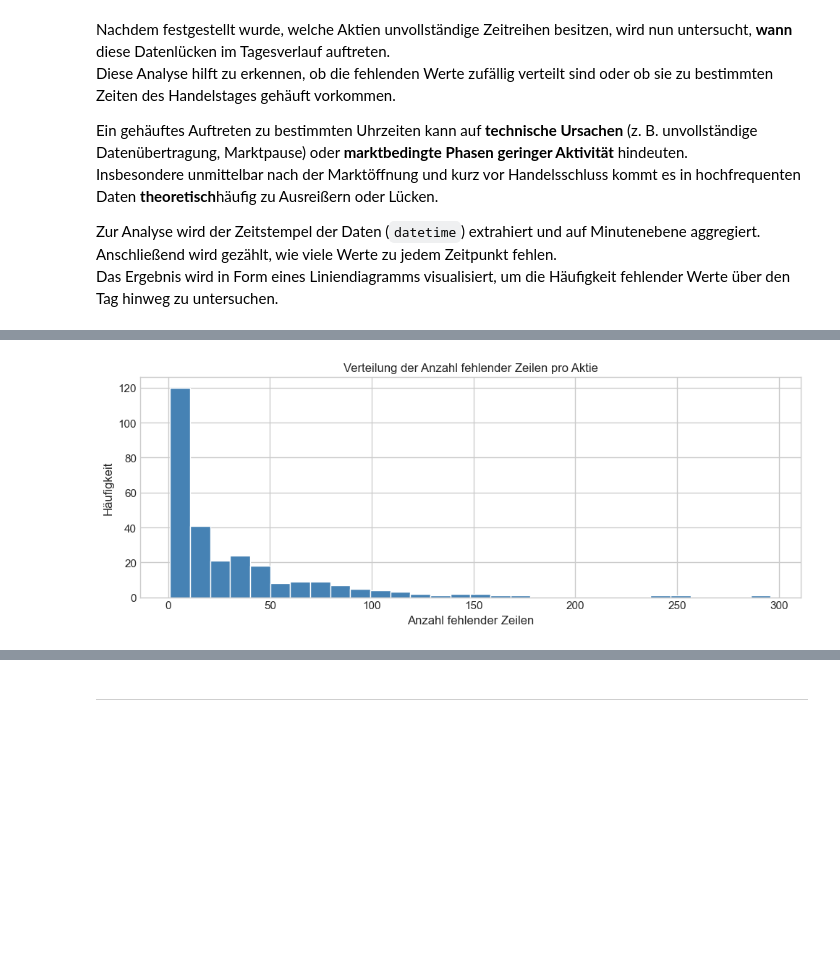
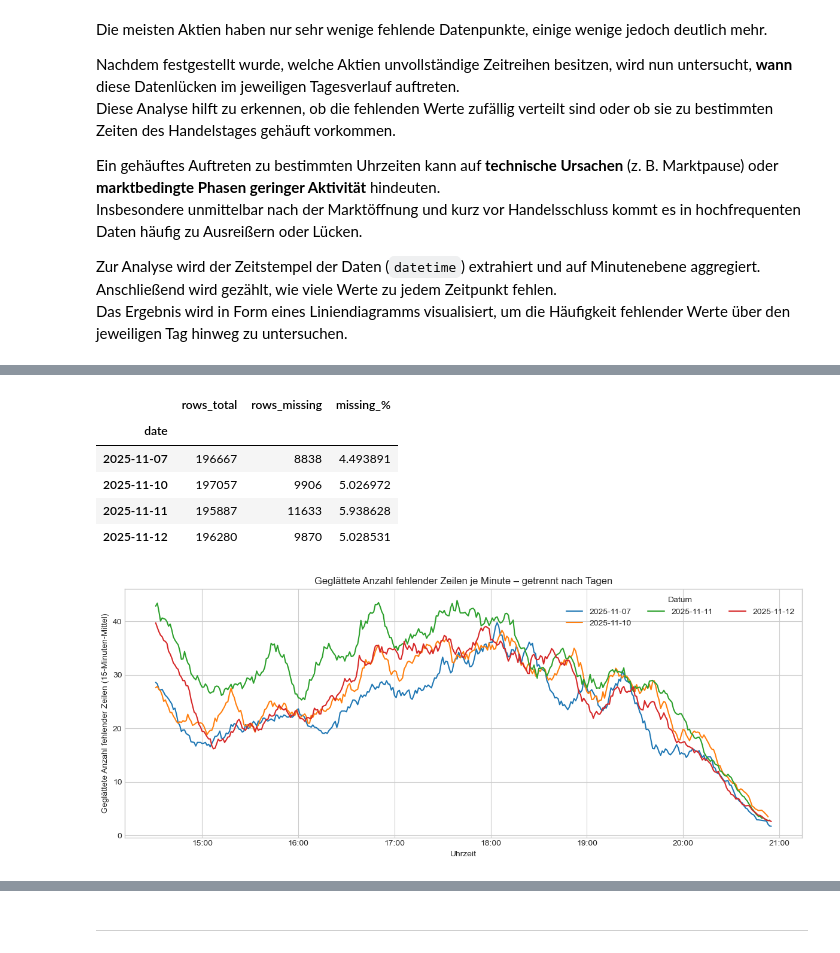
Before and after one commit to RyanMikus/pairs_trading_ml_hs25, a Jupyter notebook: 03_Explorative_Datenanalyse.ipynb, the cells around one changed output, grey strips where cells are left out. Drawn from its saved outputs; the diff is of its cells as text; code cells hidden in the pictures; blank space fills up the shorter version.

```diff
--- a/03_Explorative_Datenanalyse.ipynb
+++ b/03_Explorative_Datenanalyse.ipynb
@@ -179,43 +189,55 @@ Beispielhafte fehlende Zeitpunkte:
 # %% [markdown]
-Nachdem festgestellt wurde, welche Aktien unvollständige Zeitreihen besitzen, wird nun untersucht, **wann** diese Datenlücken im Tagesverlauf auftreten.
+Die meisten Aktien haben nur sehr wenige fehlende Datenpunkte, einige wenige jedoch deutlich mehr.
+
+Nachdem festgestellt wurde, welche Aktien unvollständige Zeitreihen besitzen, wird nun untersucht, **wann** diese Datenlücken im jeweiligen Tagesverlauf auftreten.
 Diese Analyse hilft zu erkennen, ob die fehlenden Werte zufällig verteilt sind oder ob sie zu bestimmten Zeiten des Handelstages gehäuft vorkommen.
 
-Ein gehäuftes Auftreten zu bestimmten Uhrzeiten kann auf **technische Ursachen** (z. B. unvollständige Datenübertragung, Marktpause) oder **marktbedingte Phasen geringer Aktivität** hindeuten.
-Insbesondere unmittelbar nach der Marktöffnung und kurz vor Handelsschluss kommt es in hochfrequenten Daten **theoretisch**häufig zu Ausreißern oder Lücken.
+Ein gehäuftes Auftreten zu bestimmten Uhrzeiten kann auf **technische Ursachen** (z. B. Marktpause) oder **marktbedingte Phasen geringer Aktivität** hindeuten.
+Insbesondere unmittelbar nach der Marktöffnung und kurz vor Handelsschluss kommt es in hochfrequenten Daten häufig zu Ausreißern oder Lücken.
 
 Zur Analyse wird der Zeitstempel der Daten (`datetime`) extrahiert und auf Minutenebene aggregiert. Anschließend wird gezählt, wie viele Werte zu jedem Zeitpunkt fehlen.
-Das Ergebnis wird in Form eines Liniendiagramms visualisiert, um die Häufigkeit fehlender Werte über den Tag hinweg zu untersuchen.
+Das Ergebnis wird in Form eines Liniendiagramms visualisiert, um die Häufigkeit fehlender Werte über den jeweiligen Tag hinweg zu untersuchen.
 # %%
-## Inspektion der fehlenden Daten
+# Tages-Coverage
+daily_rows = df.groupby("date").size().rename("rows_total")
+daily_missing = df.isna().any(axis=1).groupby(df["date"]).sum().rename("rows_missing")
 
-# Sicherstellen, dass datetime als Datetime-Typ vorliegt
-df["datetime"] = pd.to_datetime(df["datetime"])
+coverage = pd.concat([daily_rows, daily_missing], axis=1)
+coverage["missing_%"] = 100 * coverage["rows_missing"] / coverage["rows_total"]
 
-# Alle Zeilen mit mindestens einem NaN
-missing_rows = df[df.isna().any(axis=1)]
+print("Tages-Coverage (Zeilen gesamt / Fehlzeilen / Prozent):")
+display(coverage.sort_index())
 
-# Nach Ticker gruppieren und zählen
-missing_by_symbol = missing_rows.groupby("symbol").size().sort_values(ascending=False)
-print(f"Es gibt {len(missing_by_symbol)} Aktien mit mindestens einem fehlenden Wert.\n")
-print("Top 15 betroffene Ticker (mit Anzahl fehlender Zeilen):")
-print(missing_by_symbol.head(15))
+# Fehlwerte über den Tag, getrennt nach Datum
+missing_time_by_day = (
+    df[df.isna().any(axis=1)]
+      .groupby(["date", "time"])
+      .size()
+      .rename("count")
+      .reset_index()
+)
 
-# Histogramm: Verteilung fehlender Daten nach Aktie
-plt.figure(figsize=(10,4))
-missing_by_symbol.plot(kind="hist", bins=30, color="steelblue")
-plt.title("Verteilung der Anzahl fehlender Zeilen pro Aktie")
-plt.xlabel("Anzahl fehlender Zeilen")
-plt.ylabel("Häufigkeit")
+# time -> datetime (Dummy-Datum für x-Achse)
+missing_time_by_day["time_dt"] = pd.to_datetime(missing_time_by_day["time"].astype(str))
+
+# Glättung (moving average über ~15 Minuten)
+# dafür Index als Zeitreihe pro Tag sortieren
+smoothed = []
+for d, sub in missing_time_by_day.groupby("date"):
+    sub = sub.sort_values("time_dt").copy()
+    sub["count_smooth"] = sub["count"].rolling(window=15, min_periods=1, center=True).mean()
+    smoothed.append(sub)
+missing_time_smoothed = pd.concat(smoothed, ignore_index=True)
+
+# Plot: geglättete Kurven
+plt.figure(figsize=(12, 5))
+for d, sub in missing_time_smoothed.groupby("date"):
+    plt.plot(sub["time_dt"], sub["count_smooth"], label=str(d))
+plt.gca().xaxis.set_major_formatter(mdates.DateFormatter("%H:%M"))
+plt.title("Geglättete Anzahl fehlender Zeilen je Minute – getrennt nach Tagen")
+plt.xlabel("Uhrzeit")
+plt.ylabel("Geglättete Anzahl fehlender Zeilen (15-Minuten-Mittel)")
+plt.legend(title="Datum", ncol=min(3, coverage.shape[0]))
 plt.tight_layout()
 plt.show()
-
-# Nach Zeit gruppieren und zählen
-missing_by_time = missing_rows.groupby("datetime").size()
-
-# In DataFrame umwandeln für seaborn
-missing_time_df = missing_by_time.reset_index()
-missing_time_df.columns = ["datetime", "count"]
-
-print("\nBeispielhafte fehlende Zeitpunkte:")
-print(missing_time_df.head())
 # %% [output]
@@ -242 +245,7 @@ dtype: int64
+|  | rows_total | rows_missing | missing_% |
+| date |  |  |  |
+| 2025-11-07 | 196667 | 8838 | 4.493891 |
+| 2025-11-10 | 197057 | 9906 | 5.026972 |
+| 2025-11-11 | 195887 | 11633 | 5.938628 |
+| 2025-11-12 | 196280 | 9870 | 5.028531 |
-[figure, old version]
+[figure, new version]
```
Also changed, not shown: parts of 59 cells of this notebook, 8 other files.
